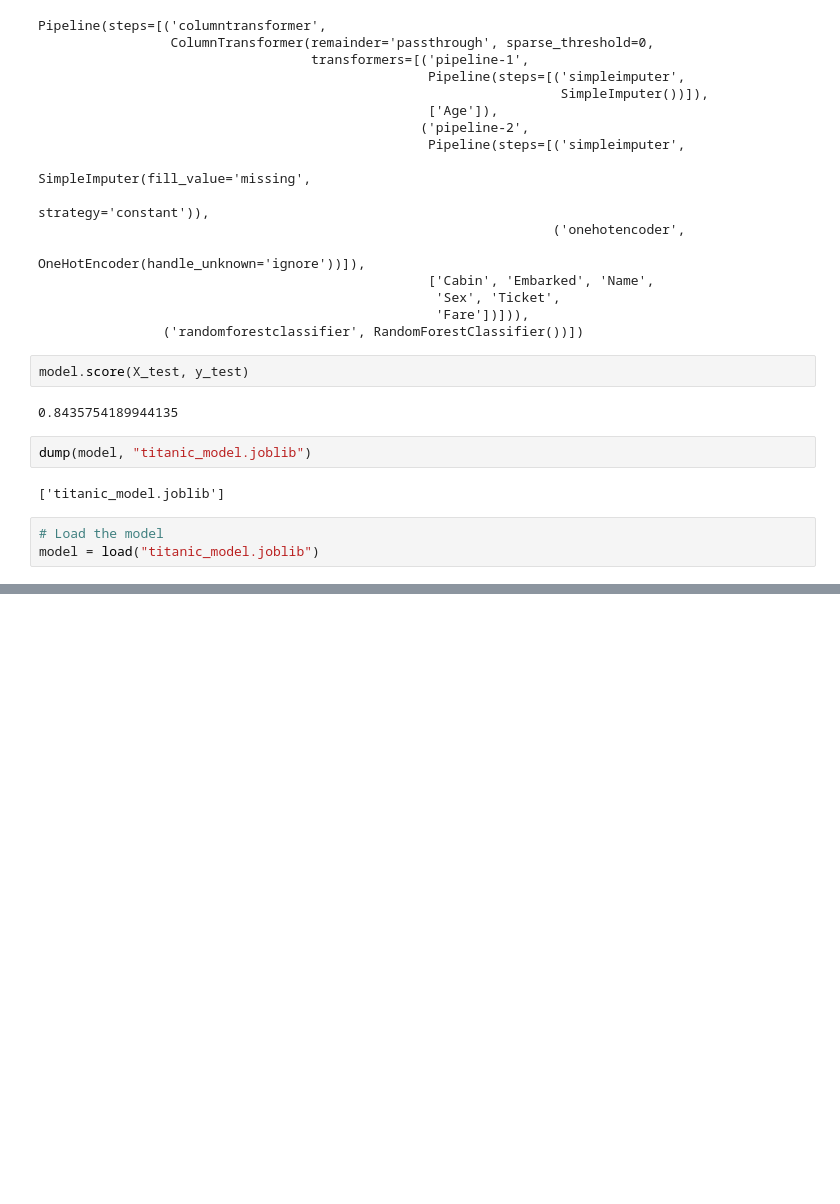
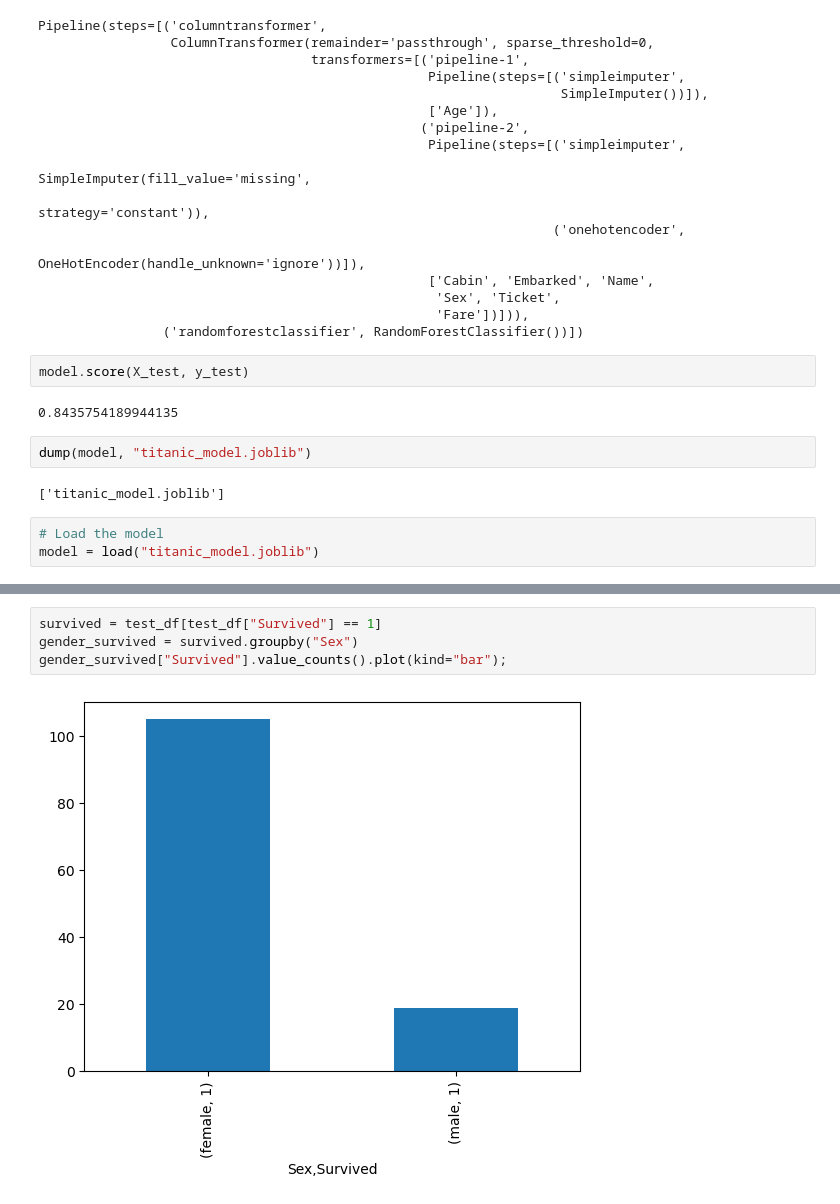
Before and after one commit to msnkr/kaggle_comps, a Jupyter notebook: Titanic - Machine Learning from Disaster/Untitled.ipynb, the cells around one changed output, grey strips where cells are left out. Drawn from its saved outputs; the diff is of its cells as text; blank space fills up the shorter version.

```diff
--- a/Titanic - Machine Learning from Disaster/Untitled.ipynb
+++ b/Titanic - Machine Learning from Disaster/Untitled.ipynb
@@ -146,0 +182,6 @@ test_df.head()
+# %%
+survived = test_df[test_df["Survived"] == 1]
+gender_survived = survived.groupby("Sex")
+gender_survived["Survived"].value_counts().plot(kind="bar");
+# %% [output]
+[figure, added]
```
Also changed, not shown: parts of 14 cells of this notebook.
